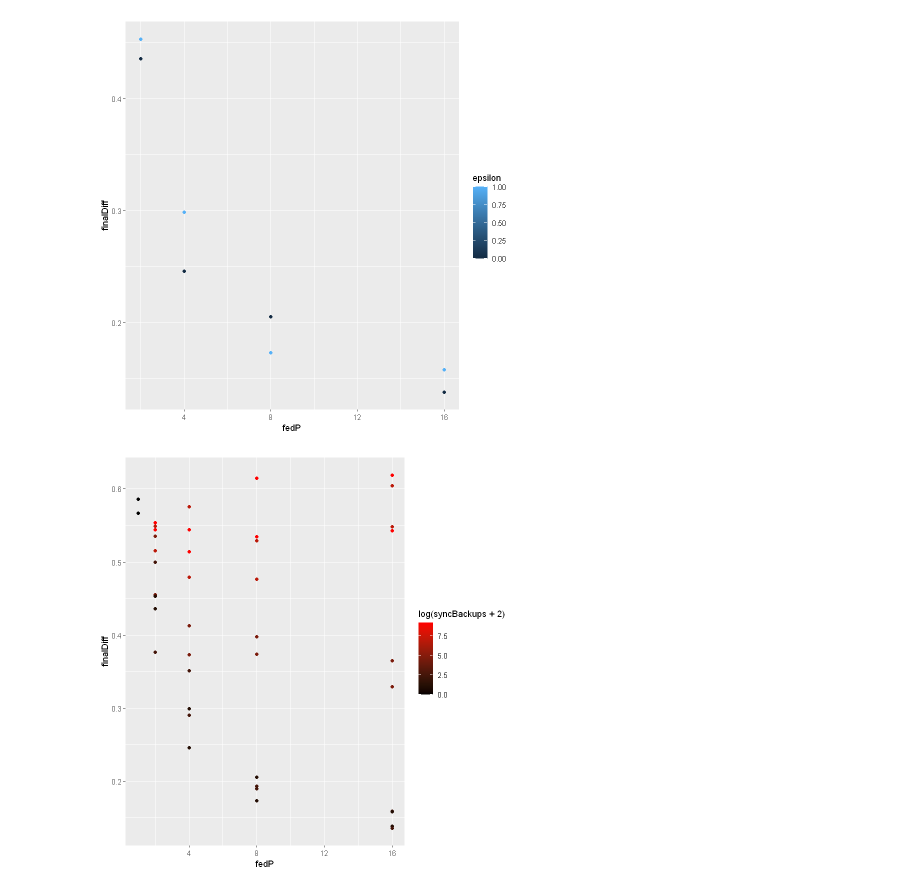
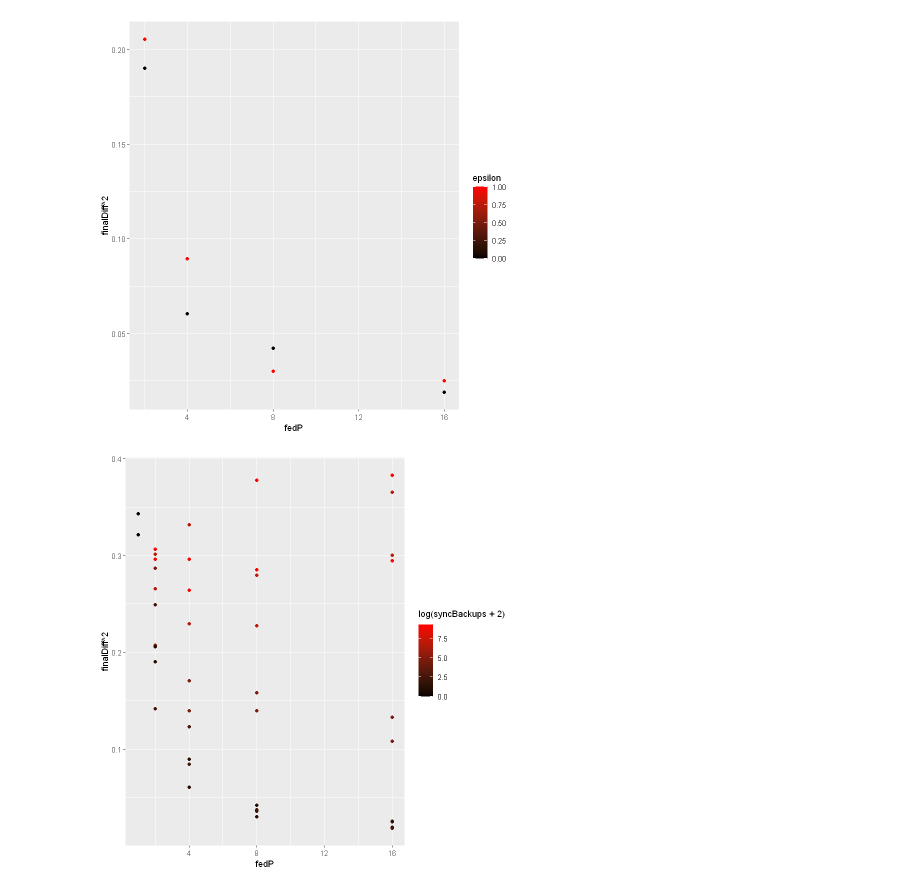
Before and after one commit to MichaelEinhorn/FederatedRL, a Jupyter notebook: graphingR.ipynb, the cells around one changed output. Cells and saved outputs as stored; diff of their text form; code cells hidden in the pictures.

```diff
--- a/graphingR.ipynb
+++ b/graphingR.ipynb
@@ -19,13 +19,13 @@ A data.frame: 2 × 23
 | 65 | 10 | 0.1 | 0.6 | 0 | 16 | 1 | True | 3701 | 0 | ... |
 # %%
 ggplot(dataFull[dataFull$trial == 0 & dataFull$alpha == 0.1 & dataFull$syncBackups == 1,],
-       aes(x=fedP, y=finalDiff)) + geom_point(aes(colour = epsilon))
+       aes(x=fedP, y=finalDiff ** 2)) + geom_point(aes(colour = epsilon)) + scale_color_gradientn(colors = c("black", "red"))
 # %% [output]
-[figure, old version]
+[figure, new version]
 # %%
 ggplot(dataFull[dataFull$trial == 0 & dataFull$alpha == 0.1,],
-       aes(x=fedP, y=finalDiff)) + geom_point(aes(color = log(syncBackups + 2))) + scale_color_gradientn(colors = c("black", "red"))
+       aes(x=fedP, y=finalDiff ** 2)) + geom_point(aes(color = log(syncBackups + 2))) + scale_color_gradientn(colors = c("black", "red"))
 # %% [output]
-[figure, old version]
+[figure, new version]
 # %%
 ggplot(dataFull[dataFull$trial == 0 & dataFull$syncBackups == 1,],
```
Also changed, not shown: parts of 4 cells of this notebook, 3 other files.
